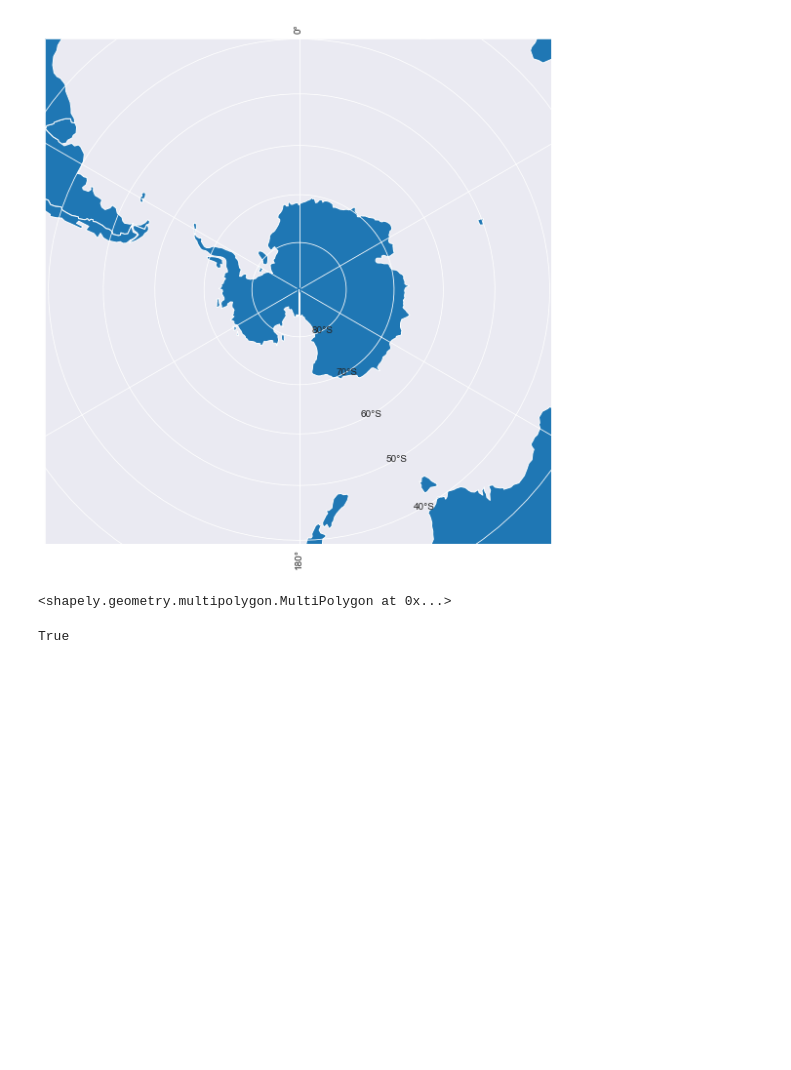
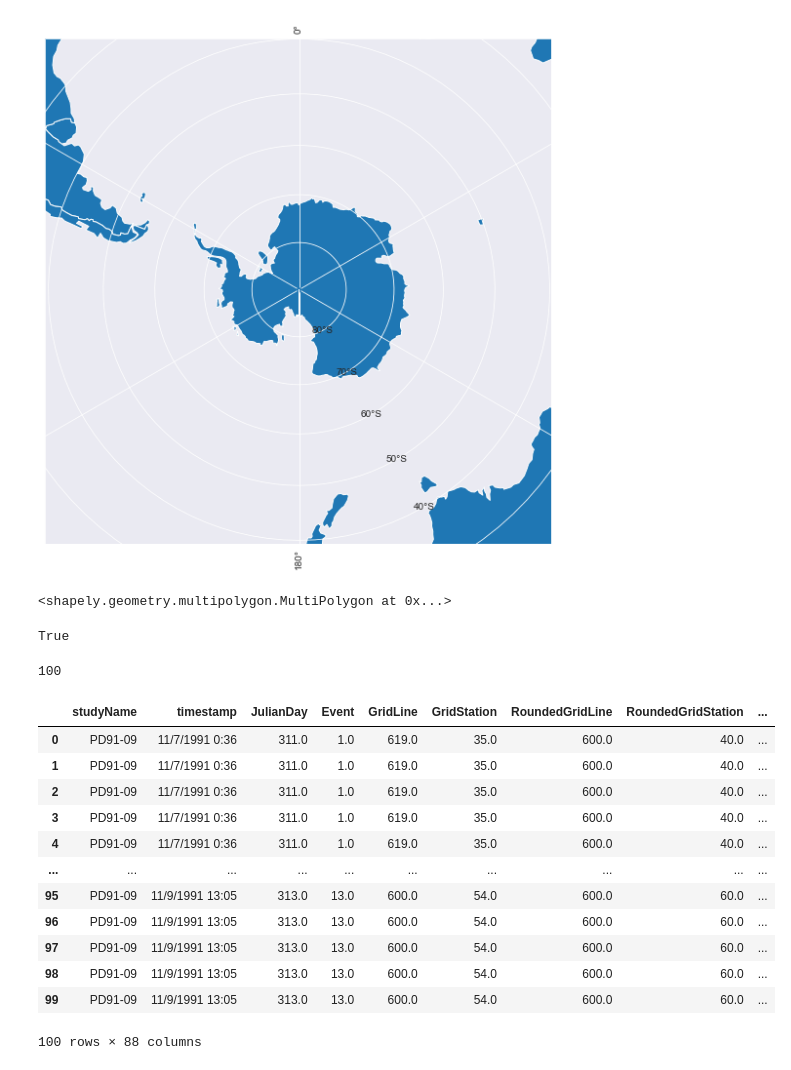
Before and after one commit to ayushnag/sophy, a Jupyter notebook: db/sophysandbox.ipynb, the cells around one changed output. Cells and saved outputs as stored; diff of their text form; code cells hidden in the pictures; blank space fills up the shorter version.

```diff
--- a/db/sophysandbox.ipynb
+++ b/db/sophysandbox.ipynb
@@ -634,3 +661,36 @@ not z
 # list(map(lam, s))
 # %% [output]
 True
+# %%
+# create db with schema2.sql
+# then enter lter with that
+# LTER
+sample_df: DataFrame = pd.read_csv('../data/datasets/lter.csv', encoding='unicode_escape').head(100)
+# test = sample_df[['latitude', 'longitude']].to_dict('records')
+
+sample_df["extra"] = sample_df[["latitude", "longitude"]].agg(lambda r: r.to_json(), axis=1)
+sample_df.drop(columns=["latitude", "longitude"], inplace=True)
+sample_df = sample_df[['studyName', 'timestamp', 'extra']]
+# json = sample_df.to_json(orient='index')
+# pd.read_json(json)
+# df.applymap(lambda row: (row['ID'], row.asDict()))
+con = sqlite3.connect("../identifier.sqlite")
+sample_df.to_sql("temp", con=con, index=False)
+# %% [output]
+100
+# %%
+pd.read_csv('../data/datasets/lter.csv', encoding='unicode_escape').head(100)
+# %% [output]
+|  | studyName | timestamp | JulianDay | Event | GridLine | GridStation | RoundedGridLine | RoundedGridStation | ... |
+| 0 | PD91-09 | 11/7/1991 0:36 | 311.0 | 1.0 | 619.0 | 35.0 | 600.0 | 40.0 | ... |
+| 1 | PD91-09 | 11/7/1991 0:36 | 311.0 | 1.0 | 619.0 | 35.0 | 600.0 | 40.0 | ... |
+| 2 | PD91-09 | 11/7/1991 0:36 | 311.0 | 1.0 | 619.0 | 35.0 | 600.0 | 40.0 | ... |
+| 3 | PD91-09 | 11/7/1991 0:36 | 311.0 | 1.0 | 619.0 | 35.0 | 600.0 | 40.0 | ... |
+| 4 | PD91-09 | 11/7/1991 0:36 | 311.0 | 1.0 | 619.0 | 35.0 | 600.0 | 40.0 | ... |
+| ... | ... | ... | ... | ... | ... | ... | ... | ... | ... |
+| 95 | PD91-09 | 11/9/1991 13:05 | 313.0 | 13.0 | 600.0 | 54.0 | 600.0 | 60.0 | ... |
+| 96 | PD91-09 | 11/9/1991 13:05 | 313.0 | 13.0 | 600.0 | 54.0 | 600.0 | 60.0 | ... |
+| 97 | PD91-09 | 11/9/1991 13:05 | 313.0 | 13.0 | 600.0 | 54.0 | 600.0 | 60.0 | ... |
+| 98 | PD91-09 | 11/9/1991 13:05 | 313.0 | 13.0 | 600.0 | 54.0 | 600.0 | 60.0 | ... |
+| 99 | PD91-09 | 11/9/1991 13:05 | 313.0 | 13.0 | 600.0 | 54.0 | 600.0 | 60.0 | ... |
+100 rows × 88 columns
```
Also changed, not shown: parts of 4 cells of this notebook.
